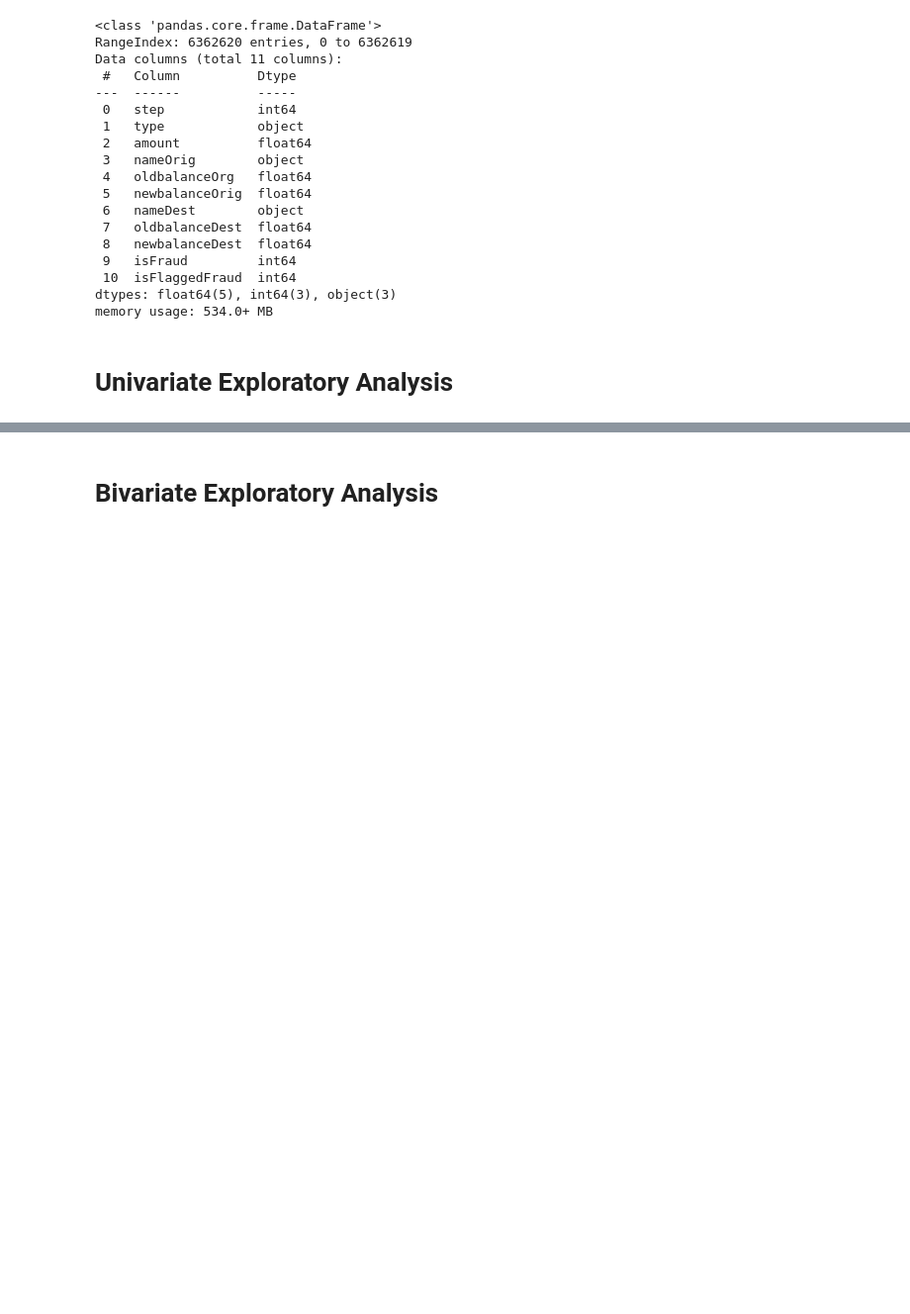
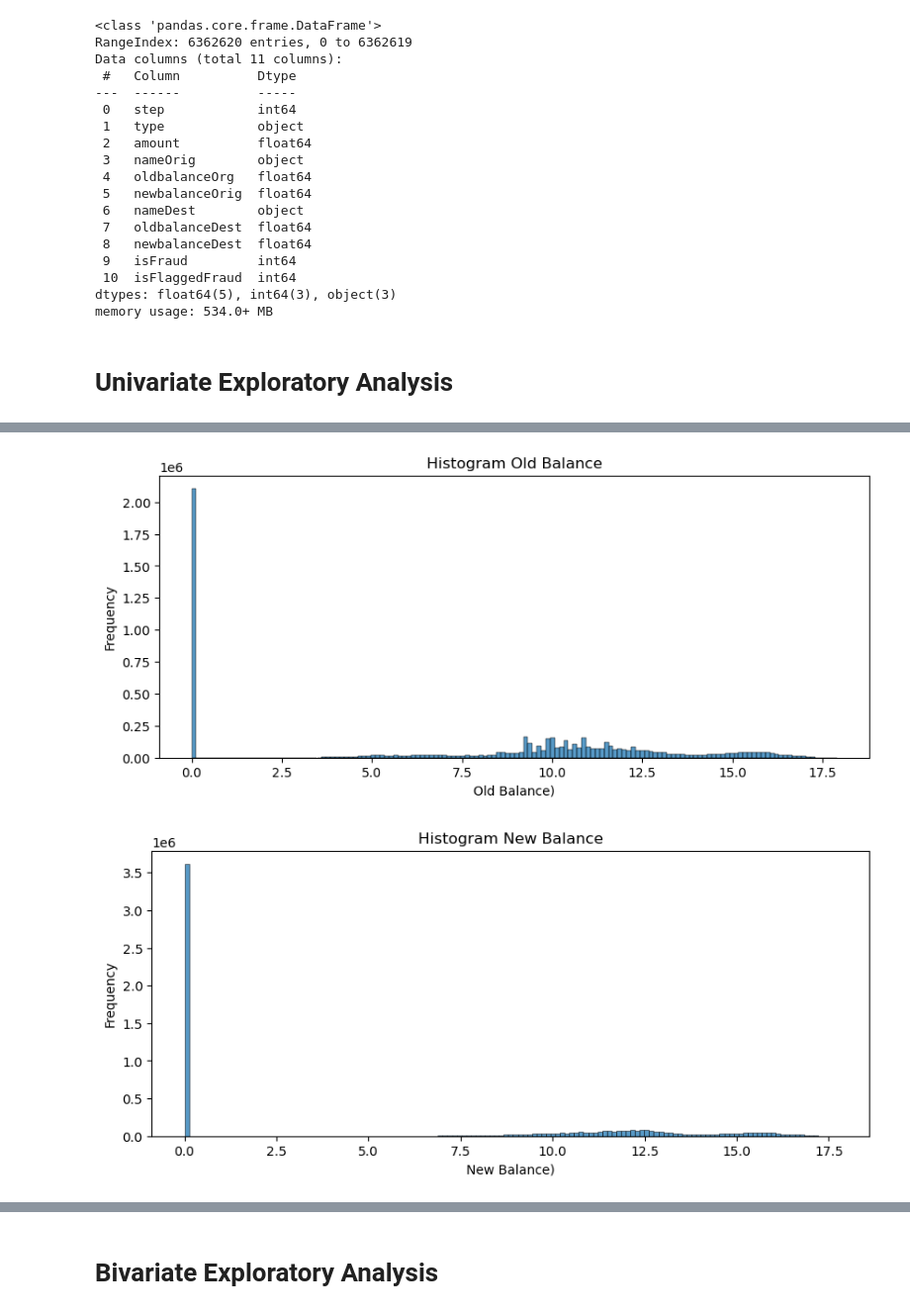
Before and after one commit to ricardijj1/Financial-Fraud-Project, a Jupyter notebook: code/eda.ipynb, the cells around one changed output, grey strips where cells are left out. Shown at 99% size. Saved outputs shown, nothing was run; the diff lists cells and outputs as text; code cells hidden in the pictures; blank space fills up the shorter version.

```diff
--- a/code/eda.ipynb
+++ b/code/eda.ipynb
@@ -81,0 +111,20 @@ df['amount'].plot.box()
+# %%
+#histogram of old balances
+plt.figure(figsize=(10, 4))
+sns.histplot(np.log1p(df['oldbalanceOrg']))#log1 helps with 0 values
+plt.title('(Histogram Old Balance')
+plt.xlabel('Old Balance)')
+plt.ylabel('Frequency')#title
+plt.show()
+
+
+#histogram of new balances
+plt.figure(figsize=(10, 4)) #fig size
+sns.histplot(np.log1p(df['newbalanceOrig'])) #log1 helps with 0 values
+plt.title('Histogram New Balance')
+plt.xlabel('(New Balance)') #title
+plt.ylabel('Frequency') #title
+plt.show()
+# %% [output]
+[figure, added]
+[figure, added]
```
Also changed, not shown: parts of 49 cells of this notebook, 6 other files.
